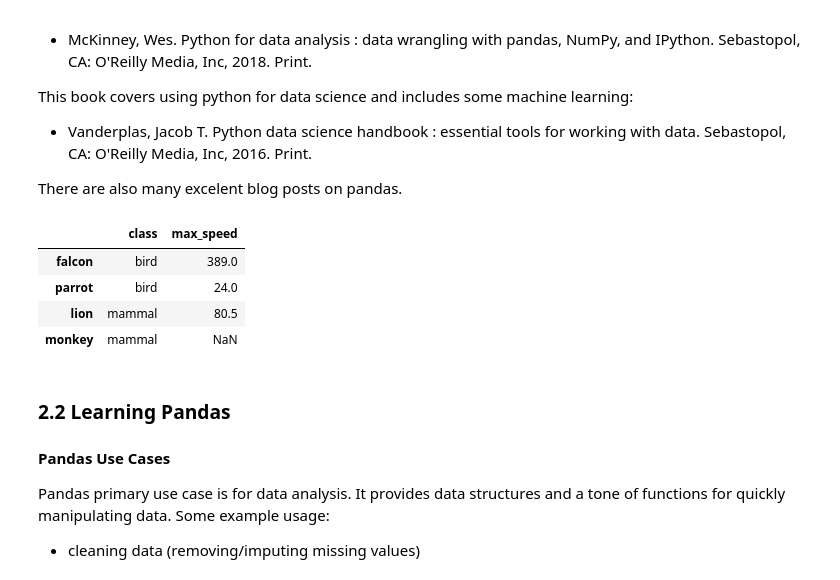
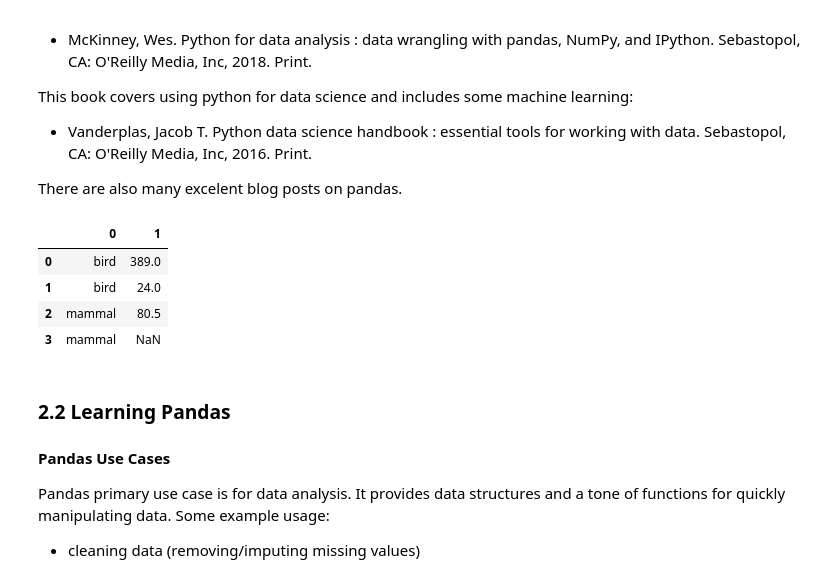
Before and after one commit to MarkGrivainis/itp_spring_2020, a Jupyter notebook: lecture_11/Lecture11_numpy_panda_introduction.ipynb, the cells around one changed output. Drawn from its saved outputs; the diff is of its cells as text; code cells hidden in the pictures.

```diff
--- a/lecture_11/Lecture11_numpy_panda_introduction.ipynb
+++ b/lecture_11/Lecture11_numpy_panda_introduction.ipynb
@@ -823,22 +852,20 @@ There are also many excelent blog posts on pandas.
 # %%
 ## type your code here:
 
 import pandas as pd
 
 df = pd.DataFrame([('bird', 389.0),
                    ('bird', 24.0),
                    ('mammal', 80.5),
-                   ('mammal', np.nan)],
-                  index=['falcon', 'parrot', 'lion', 'monkey'],
-                  columns=('class', 'max_speed'))
+                   ('mammal', np.nan)])
 
 df
 # %% [output]
-|  | class | max_speed |
-| falcon | bird | 389.0 |
-| parrot | bird | 24.0 |
-| lion | mammal | 80.5 |
-| monkey | mammal | NaN |
+|  | 0 | 1 |
+| 0 | bird | 389.0 |
+| 1 | bird | 24.0 |
+| 2 | mammal | 80.5 |
+| 3 | mammal | NaN |
 # %% [markdown]
 ### 2.2 Learning Pandas
 
```
Also changed, not shown: parts of 15 cells of this notebook, 2 other files.
